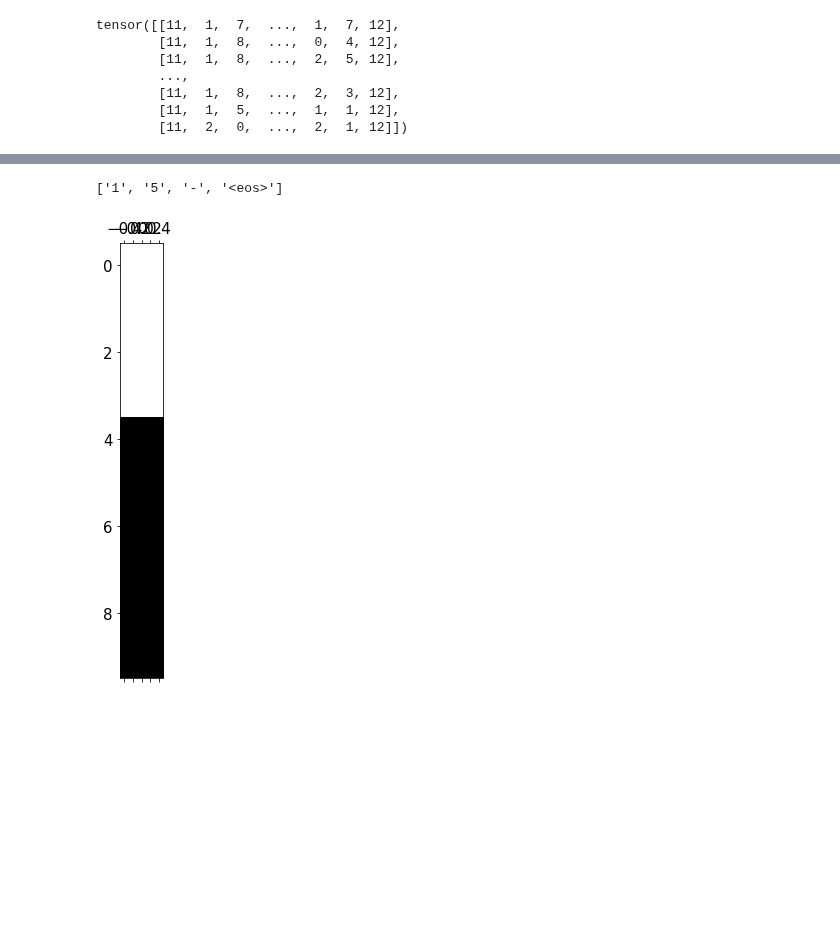
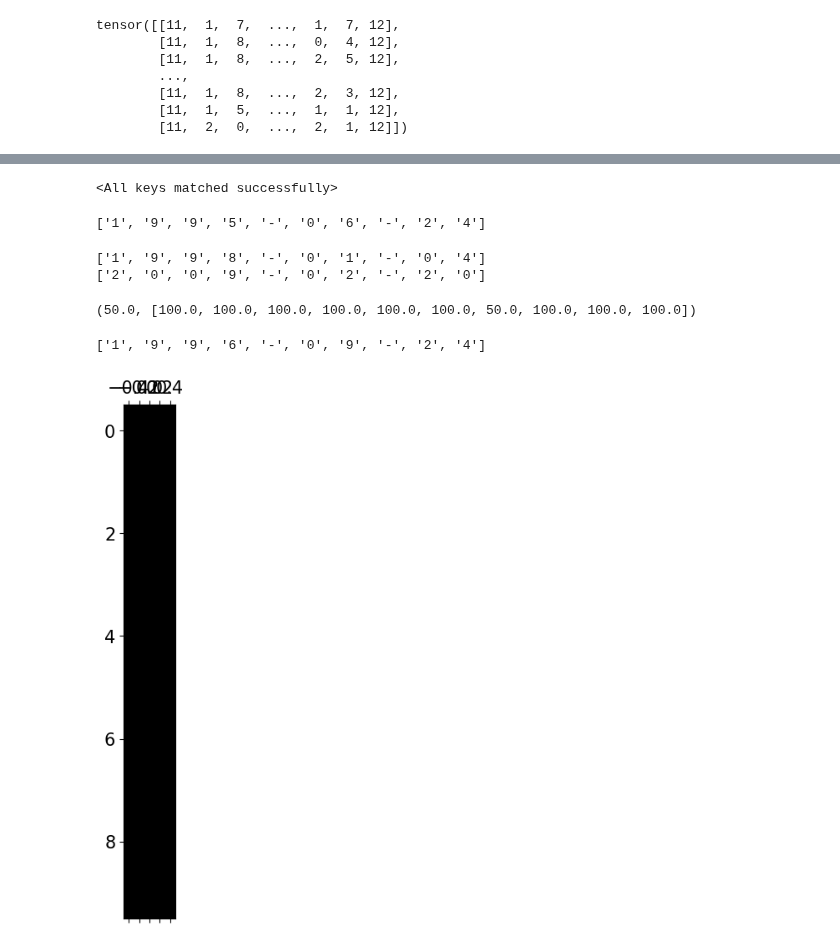
Before and after one commit to JACOBIN-SCTCS/Deep_Learning_For_NLP_IISC, a Jupyter notebook: Assignment4/parta/sol.ipynb, the cells around one changed output, grey strips where cells are left out. Saved outputs shown, nothing was run; the diff lists cells and outputs as text; code cells hidden in the pictures; blank space fills up the shorter version.

```diff
--- a/Assignment4/parta/sol.ipynb
+++ b/Assignment4/parta/sol.ipynb
@@ -63,18 +69,20 @@ def get_training_data(filename='./Assignment4aDataset.txt',glove=glove):
         nl_date = nl_date.replace("\'","").strip()
         out_date = out_date.replace("\'","").strip()
 
-        if "/" in nl_date:
+        #if "/" in nl_date:
             #number_list = list(nl_date)
             #nl_date = " ".join(number_list)
-            split_on_slash = nl_date.split("/")
-            nl_date = " / ".join(split_on_slash)
+        #    split_on_slash = nl_date.split("/")
+        #    nl_date = " / ".join(split_on_slash)
 
         nl_date = nl_date.lower()
 
         embeddings = []
         for word in nl_date.split(' '):
-            embeddings.append(glove[word])
-
+            if word == '':
+                continue
+            #embeddings.append(glove[word])
+            embeddings.append(torch.tensor(fasttext_model.get_word_vector(word)))
         current_inp_length = len(embeddings)
         embeddings = torch.stack(embeddings)
 
@@ -460,4 +468,9 @@ torch.Size([1524])
 KeyboardInterrupt:
+# %%
+t = TranslationModel()
+t.load_state_dict(torch.load('./translation_model.pth'))
+# %% [output]
+<All keys matched successfully>
 # %%
 def translate_sentence(sentence, model, max_len = 10,glove=glove):
 
@@ -465,10 +478,11 @@ def translate_sentence(sentence, model, max_len = 10,glove=glove):
     nl_date = sentence.replace("\'","").strip()
     split_on_slash = nl_date.split("/")
 
-
     embeddings = []
     for word in nl_date.split(' '):
-        embeddings.append(glove[word])
+        #embeddings.append(glove[word])
+        embeddings.append(torch.tensor(fasttext_model.get_word_vector(word)))
+
 
     current_inp_length = len(embeddings)
     inp_embeddings = torch.stack(embeddings)
@@ -502,3 +516,8 @@ def translate_sentence(sentence, model, max_len = 10,glove=glove):
     trg_tokens = [output_index_to_word[i] for i in trg_indexes]
     return trg_tokens, attentions
     #print(trg_tokens)
+# %%
+output_tokens , attention = translate_sentence('20/06/1997',t.to(device_cpu))
+print(output_tokens)
+# %% [output]
+['1', '9', '9', '5', '-', '0', '6', '-', '2', '4']
@@ -505,3 +556,12 @@ def translate_sentence(sentence, model, max_len = 10,glove=glove):
+# %%
+ground_truth = ['1998-01-04','2009-05-20']
+sentences = ['4 jan 1998','May 20 2009']
+
+getmetrics(t,sentences,ground_truth)
+# %% [output]
+['1', '9', '9', '8', '-', '0', '1', '-', '0', '4']
+['2', '0', '0', '9', '-', '0', '2', '-', '2', '0']
+(50.0, [100.0, 100.0, 100.0, 100.0, 100.0, 100.0, 50.0, 100.0, 100.0, 100.0])
 # %%
 def display_attention(sentence, translation, attention):
 
@@ -526,12 +586,12 @@ def display_attention(sentence, translation, attention):
     plt.show()
     plt.close()
 # %%
-output_tokens , attention = translate_sentence('2/06/178',t)
+output_tokens , attention = translate_sentence('20/06/1997',t.to(device_cpu))
 print(output_tokens)
 display_attention('3/8/60',output_tokens,attention)
 # %% [output]
-['1', '5', '-', '<eos>']
+['1', '9', '9', '6', '-', '0', '9', '-', '2', '4']
-[figure, old version]
+[figure, new version]
 # %%
 rnn = nn.GRU(100,64, num_layers= 2 ,batch_first= True ,bidirectional=True)
 inp = torch.randn((2,8,100))
```
Also changed, not shown: parts of 5 cells of this notebook, 2 other files.
